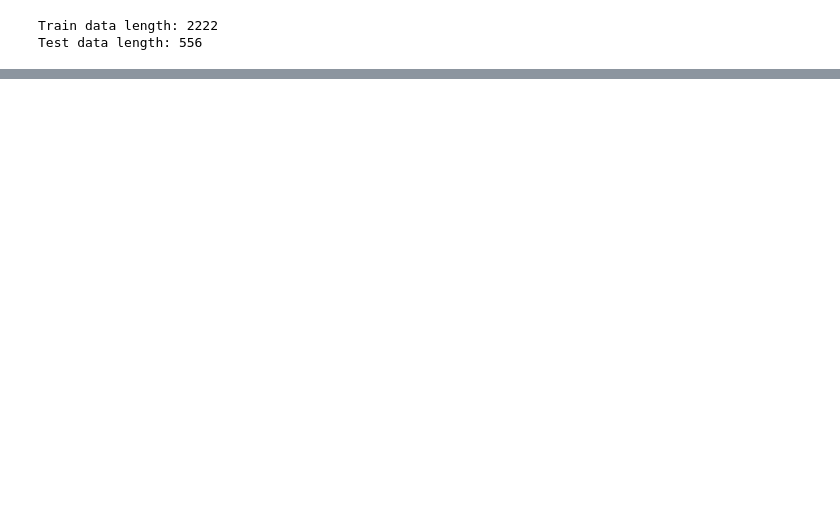
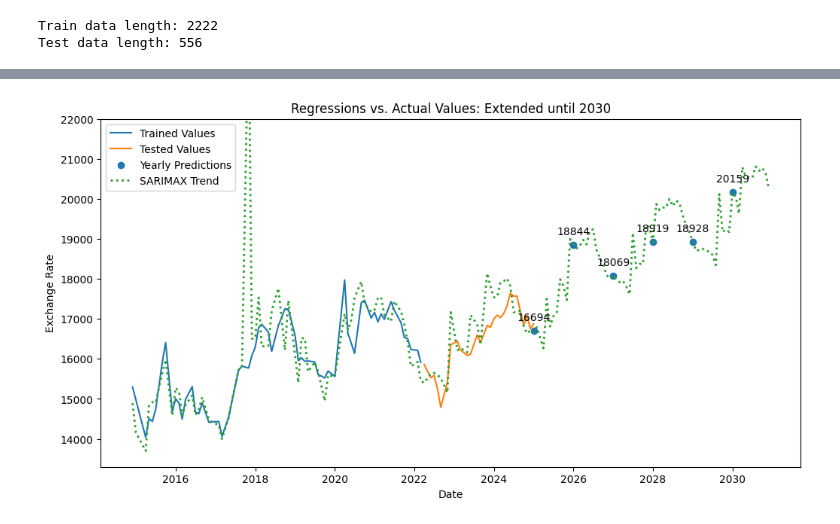
Before and after one commit to rizkyfernanda/P1--Predicting-Forex-Regression, a Jupyter notebook: Forex Regression.ipynb, the cells around one changed output, grey strips where cells are left out. Cells and saved outputs as stored; diff of their text form; code cells hidden in the pictures; blank space fills up the shorter version.

```diff
--- a/Forex Regression.ipynb
+++ b/Forex Regression.ipynb
@@ -253,6 +276,7 @@ from sklearn.metrics import mean_squared_error, r2_score
 results_table = pd.DataFrame(columns=["s_value", "mse_result", "r2_result"])
 
 def seasonal_result(s_value):
+  print("Generating s_value : ", s_value)
   order = (2, 1, 2)  # Example order (p, d, q)
   seasonal_order = (2, 1, 2, s_value)  # Example seasonal order (P, D, Q, s)
 
@@ -261,7 +285,7 @@ def seasonal_result(s_value):
   sarimax_results = sarimax_model.fit(disp=False)  # disp=False suppresses convergence messages
 
   # Predict the SARIMAX model with the test data
-  y_pred = sarimax_results.predict(start=len(y_train_monthly), end=len(y_train_monthly) + len(y_test_monthly) - 1)
+  y_pred = sarimax_results.predict(start=len(y_train_monthly), end=len(y_train_monthly) + len(y_test_monthly) - 1, dynamic=False)
 
   # Calculate MSE and R2 for the SARIMAX model
   mse_sarimax = mean_squared_error(y_pred, y_test_monthly)
@@ -270,8 +294,6 @@ def seasonal_result(s_value):
   # Assign to table
   results_table.loc[len(results_table)] = [s_value, mse_sarimax, r2_sarimax]
 
-for i in range(4,13):
+for i in range(4,31):
   seasonal_result(i)
-
-results_table
 # %% [output]
@@ -314,0 +416,6 @@ R2: 0.5315788536443788
+# %%
+# Save results into a table
+table_combined = pd.DataFrame(columns=["Date", "Exchange Rate"])
+table_combined["Date"] = X_combined.ravel()
+table_combined["Exchange Rate"] = y_sarimax_trend
+table_combined
@@ -314,0 +436,33 @@ R2: 0.5315788536443788
+# %%
+# Identify every January 1 results after 2024. Filter for January results only
+january_table = table_combined[
+    (table_combined["Date"].dt.month == 1) & (table_combined["Date"].dt.day == 1) & (table_combined["Date"].dt.year >= 2025)
+]
+# Group by date and calculate the mean of the 'Exchange Rate'
+january_table = january_table.groupby("Date")["Exchange Rate"].mean().reset_index()
+january_dates = january_table["Date"]
+january_predictions = january_table["Exchange Rate"]
+
+# Plotting the SARIMAX trend
+plt.figure(figsize=(12, 6))
+plt.plot(X_train_monthly, y_train_monthly, label = 'Trained Values')
+plt.plot(X_test_monthly, y_test_monthly, label = 'Tested Values')
+plt.scatter(january_dates, january_predictions, label = 'Yearly Predictions')
+plt.plot(X_combined, y_sarimax_trend, label='SARIMAX Trend', linestyle='dotted', linewidth=2)
+plt.ylim(13300,22000)
+plt.xlabel('Date')
+plt.ylabel('Exchange Rate')
+plt.title('Regressions vs. Actual Values: Extended until 2030')
+
+# Annotate the scatter plot points
+import matplotlib.dates as mdates
+
+for i, row in january_table.iterrows():
+    date_num = row['Date']
+    exchange_num = int(row['Exchange Rate'])
+    plt.annotate(exchange_num, (date_num, exchange_num), textcoords="offset points", xytext=(0, 10), ha='center')
+
+plt.legend()
+plt.show()
+# %% [output]
+[figure, added]
```
Also changed, not shown: parts of 29 cells of this notebook, 1 other file.
